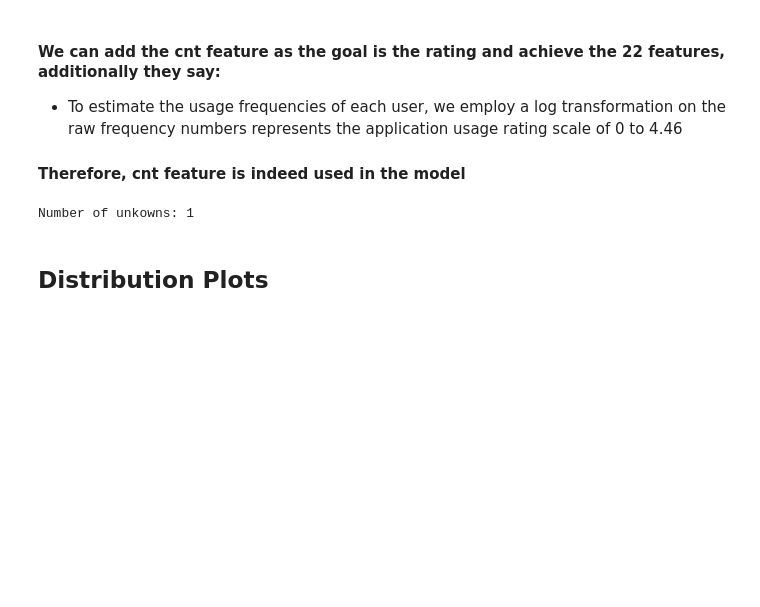
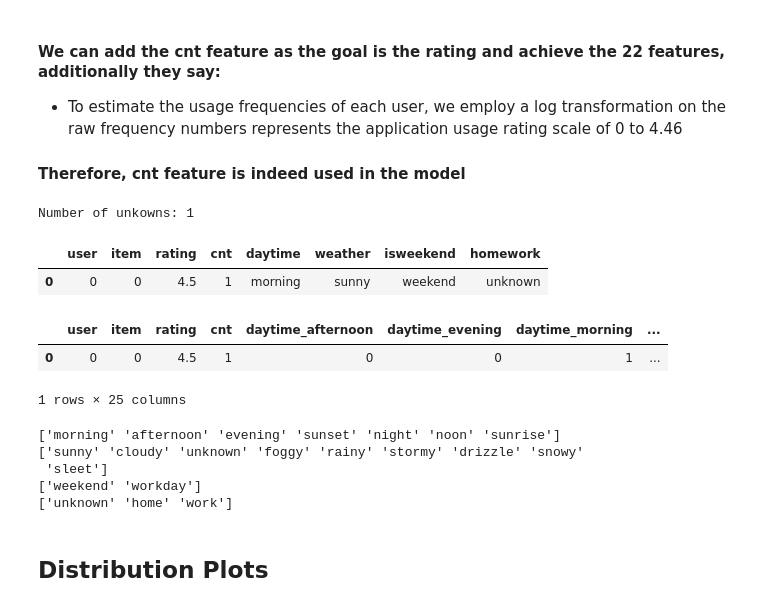
Before and after one commit to AlexAbades/recsys, a Jupyter notebook: src/notebooks/frappe_analysis.ipynb, the cells around one changed output. Cells and saved outputs as stored; diff of their text form; code cells hidden in the pictures; blank space fills up the shorter version.

Commit message:
Context Aware train

```diff
--- a/src/notebooks/frappe_analysis.ipynb
+++ b/src/notebooks/frappe_analysis.ipynb
@@ -161,3 +164,25 @@ Number of unkowns: 1
+# %%
+df.head(1)
+# %% [output]
+|  | user | item | rating | cnt | daytime | weather | isweekend | homework |
+| 0 | 0 | 0 | 4.5 | 1 | morning | sunny | weekend | unknown |
+# %%
+contextual = ["daytime",  "weather", "isweekend", "homework"]
+df_bin = pd.get_dummies(df, columns=contextual, dtype=int)
+df_bin.head(1)
+# %% [output]
+|  | user | item | rating | cnt | daytime_afternoon | daytime_evening | daytime_morning | ... |
+| 0 | 0 | 0 | 4.5 | 1 | 0 | 0 | 1 | ... |
+1 rows × 25 columns
+# %%
+for i in contextual:
+  print(df[i].unique())
+# %% [output]
+['morning' 'afternoon' 'evening' 'sunset' 'night' 'noon' 'sunrise']
+['sunny' 'cloudy' 'unknown' 'foggy' 'rainy' 'stormy' 'drizzle' 'snowy'
+ 'sleet']
+['weekend' 'workday']
+['unknown' 'home' 'work']
 # %% [markdown]
 ## Distribution Plots
 # %%
```
Also changed, not shown: parts of 2 cells of this notebook, 15 other files.
